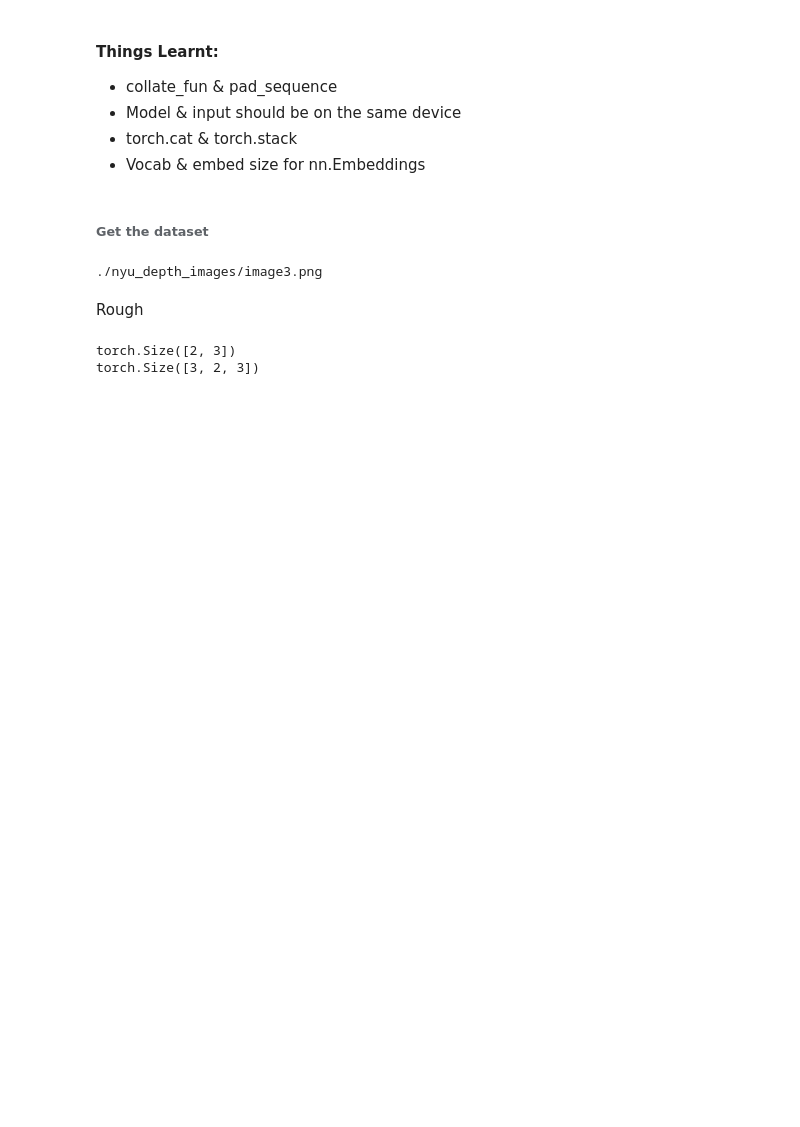
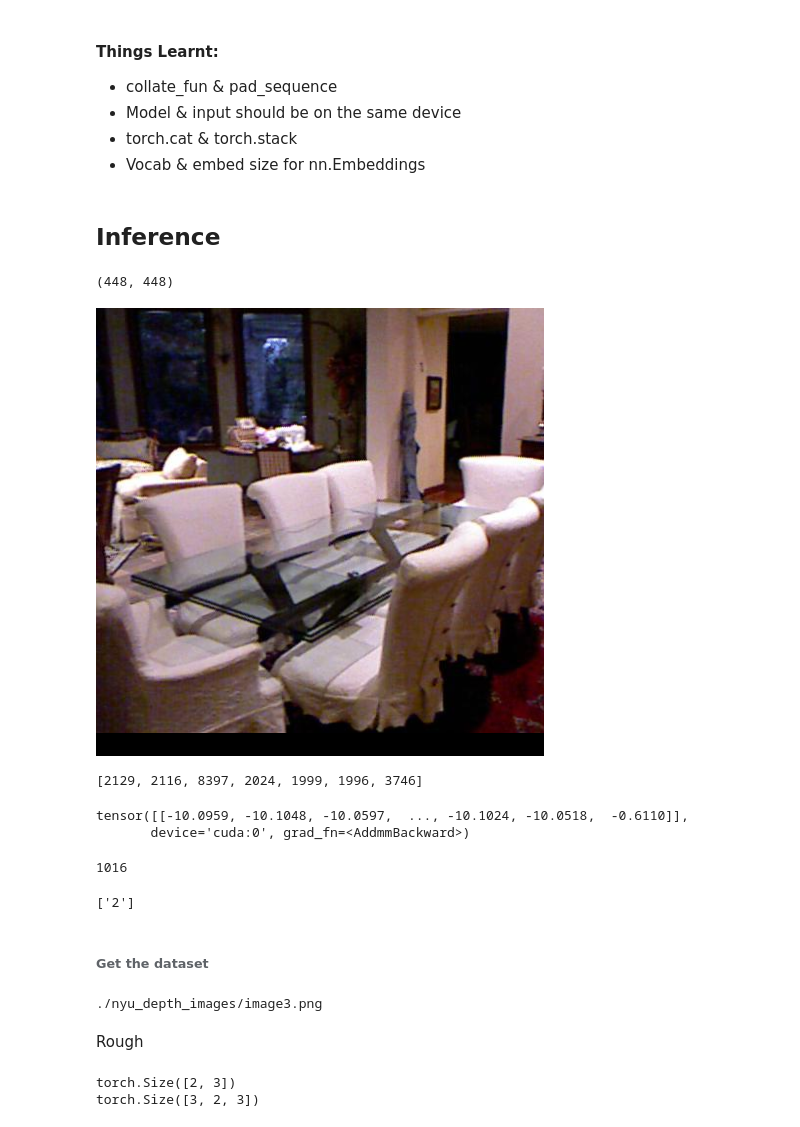
Before and after one commit to harshraj22/DeepLearning, a Jupyter notebook: implementations/SAN/Stacked_Attention_Network_Train.ipynb, the cells around one changed output. Cells and saved outputs as stored; diff of their text form; code cells hidden in the pictures; blank space fills up the shorter version.

Commit message:
Minor Additions for visualizations
Model still performing poor, alpha is still almost same

```diff
--- a/implementations/SAN/Stacked_Attention_Network_Train.ipynb
+++ b/implementations/SAN/Stacked_Attention_Network_Train.ipynb
@@ -1009,3 +515,23 @@ tensor([[ 4.3755e+30,  3.1859e+30,  1.0416e+31,  ..., -1.8936e+31,
 - Model & input should be on the same device
 - torch.cat & torch.stack
 - Vocab & embed size for nn.Embeddings
+# %% [markdown]
+## Inference
+# %%
+import os
+img_name = os.listdir('/content/nyu_depth_images')[109]
+# %%
+img = Image.open('/content/nyu_depth_images/' + img_name).crop((0, 0, 448, 448))
+img.size
+# %% [output]
+(448, 448)
+# %%
+img
+# %% [output]
+[figure, added]
+# %%
+ques = tokenizer.tokenize('how many chairs are in the image')
+ques = tokenizer.convert_tokens_to_ids(ques)
+ques
+# %% [output]
+[2129, 2116, 8397, 2024, 1999, 1996, 3746]
@@ -1012,3 +546,17 @@ tensor([[ 4.3755e+30,  3.1859e+30,  1.0416e+31,  ..., -1.8936e+31,
+# %%
+out
+# %% [output]
+tensor([[-10.0959, -10.1048, -10.0597,  ..., -10.1024, -10.0518,  -0.6110]],
+       device='cuda:0', grad_fn=<AddmmBackward>)
+# %%
+index = np.argmax(out.detach().cpu().numpy())
+index
+# %% [output]
+1016
+# %%
+tokenizer.convert_ids_to_tokens([index])
+# %% [output]
+['2']
 # %% [markdown]
 ###### Get the dataset
 # %%
```
Also changed, not shown: parts of 81 cells of this notebook.
